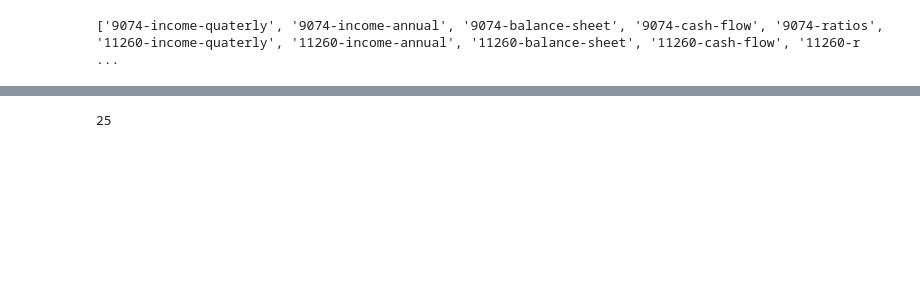
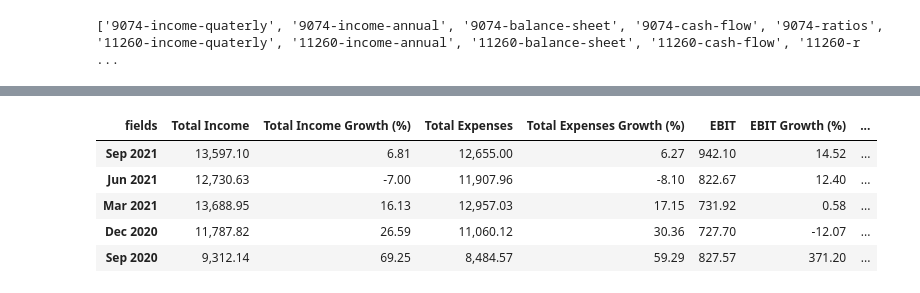
Before and after one commit to reachtostephen/The_Watcher, a Jupyter notebook: Data_Alignment.ipynb, the cells around one changed output, grey strips where cells are left out. Cells and saved outputs as stored; diff of their text form; code cells hidden in the pictures; blank space fills up the shorter version.

```diff
--- a/Data_Alignment.ipynb
+++ b/Data_Alignment.ipynb
@@ -50,0 +45,13 @@ The database exists.
+# %%
+df_collection = []
+for i in range(df.shape[0]):
+    table_name = m_db[table_names[i]]
+    column_names = df['records'][i].get('columns')
+    df2 = pd.DataFrame(df['records'][i].get('values'), columns = column_names)
+    #df2.index = [str(i) for i in range(len(df2))]
+    df2.set_index('fields',inplace=True)
+    df3 = df2.T
+    df_collection.append(df3)
+    table_name.insert_many(df3.to_dict('records'))
+    for i in table_name.find():
+        print(i)
@@ -104,5 +101,10 @@ for i in range(df.shape[0]):
 # %%
-collections = m_db.list_collection_names()
-print(len(collections))
+sample_df = df_collection[0]
+sample_df.head()
 # %% [output]
-25
+| fields | Total Income | Total Income Growth (%) | Total Expenses | Total Expenses Growth (%) | EBIT | EBIT Growth (%) | ... |
+| Sep 2021 | 13,597.10 | 6.81 | 12,655.00 | 6.27 | 942.10 | 14.52 | ... |
+| Jun 2021 | 12,730.63 | -7.00 | 11,907.96 | -8.10 | 822.67 | 12.40 | ... |
+| Mar 2021 | 13,688.95 | 16.13 | 12,957.03 | 17.15 | 731.92 | 0.58 | ... |
+| Dec 2020 | 11,787.82 | 26.59 | 11,060.12 | 30.36 | 727.70 | -12.07 | ... |
+| Sep 2020 | 9,312.14 | 69.25 | 8,484.57 | 59.29 | 827.57 | 371.20 | ... |
```
Also changed, not shown: parts of 8 cells of this notebook.
